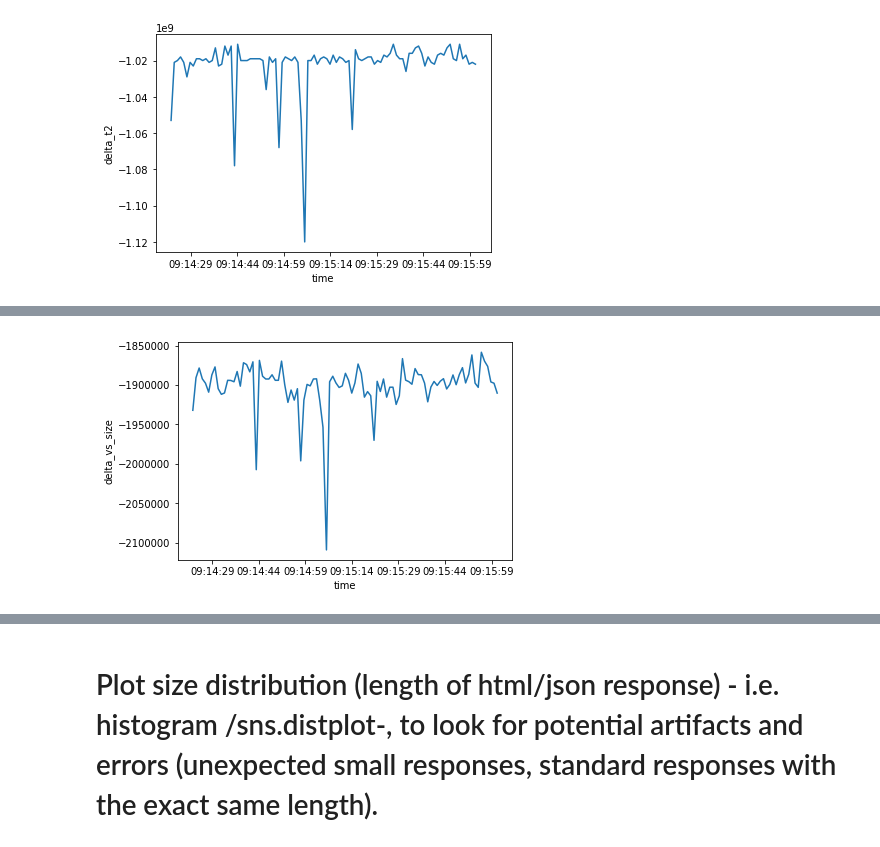
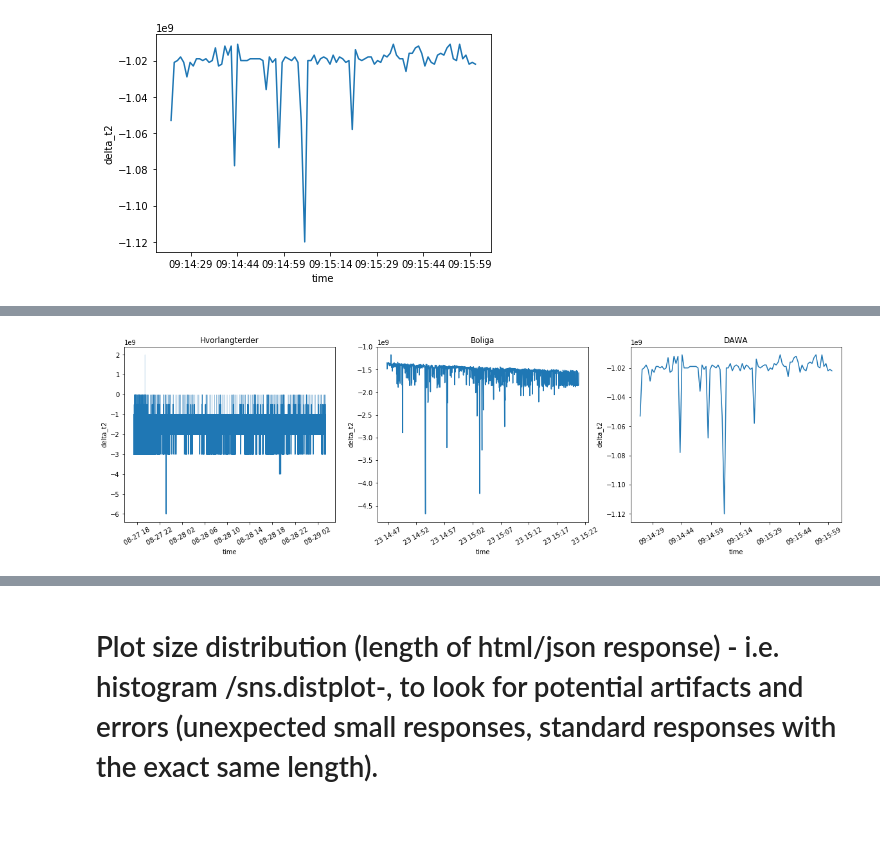
Before and after one commit to EsbenBL/Group-40---Exam, a Jupyter notebook: Analysis of Logs.ipynb, the cells around one changed output, grey strips where cells are left out. Cells and saved outputs as stored; diff of their text form; code cells hidden in the pictures; blank space fills up the shorter version.

```diff
--- a/Analysis of Logs.ipynb
+++ b/Analysis of Logs.ipynb
@@ -86,5 +99,3 @@ ax = sns.lineplot(x="time", y='delta_t', data=dawa_log)
 ax = sns.lineplot(x="time", y='delta_t2', data=dawa_log[1:])
 # %% [output]
 [figure]
-# %%
-ax = sns.lineplot(x="time", y='delta_t2', data=boliga_log[1:])
@@ -93,5 +101,0 @@ ax = sns.lineplot(x="time", y='delta_t2', data=boliga_log[1:])
-# %%
-boliga_log['delta_vs_size'] = boliga_log['delta_t2'] / boliga_log['response_size']
-dawa_log['delta_vs_size'] = dawa_log['delta_t2'] / dawa_log['response_size']
-# %%
-ax = sns.lineplot(x="time", y='delta_vs_size', data=boliga_log[1:])
@@ -100,4 +102,10 @@ ax = sns.lineplot(x="time", y='delta_vs_size', data=boliga_log[1:])
-# %%
-ax = sns.lineplot(x="time", y='delta_vs_size', data=dawa_log[1:])
-# %% [output]
-[figure, removed]
+# %%
+e, axes2 = plt.subplots(1, 3, figsize=(20,5))
+sns.lineplot(x="time", y='delta_t2', data=hvorlang_log[1:], ax = axes2[0]).set_title('Hvorlangterder')
+sns.lineplot(x="time", y='delta_t2', data=boliga_log[1:],  ax = axes2[1]).set_title('Boliga')
+sns.lineplot(x="time", y='delta_t2', data=dawa_log[1:], ax = axes2[2]).set_title('DAWA')
+for ax in e.axes:
+    plt.sca(ax)
+    plt.xticks(rotation=30)
+# %% [output]
+[figure, added]
```
Also changed, not shown: parts of 32 cells of this notebook, 9 other files.
